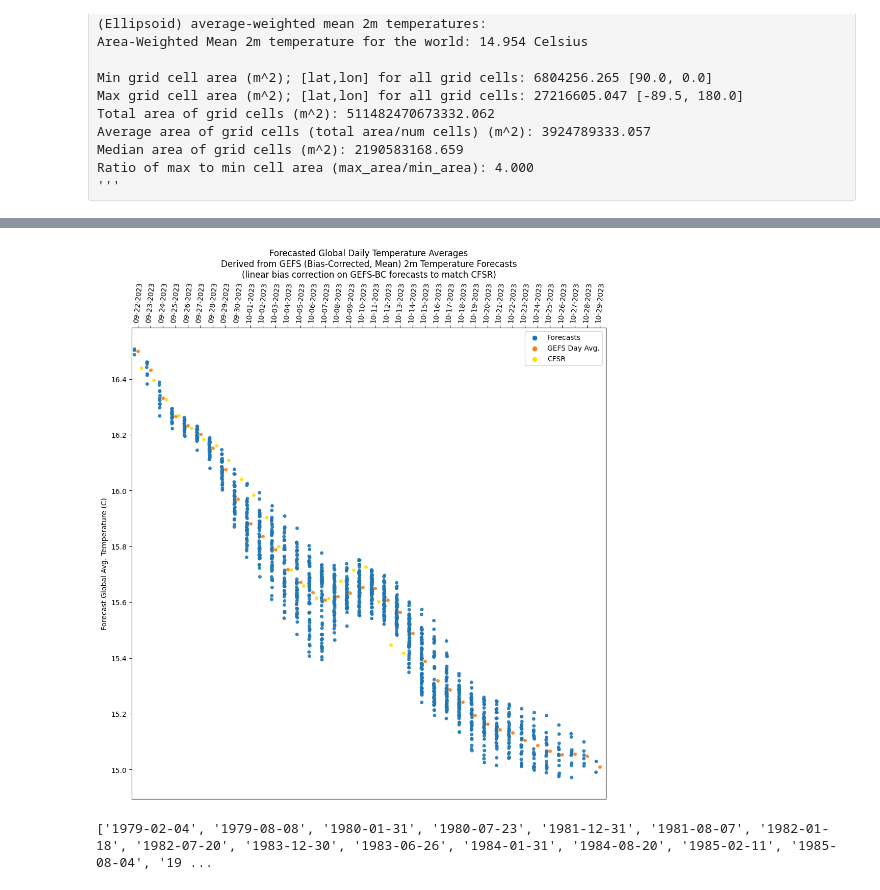
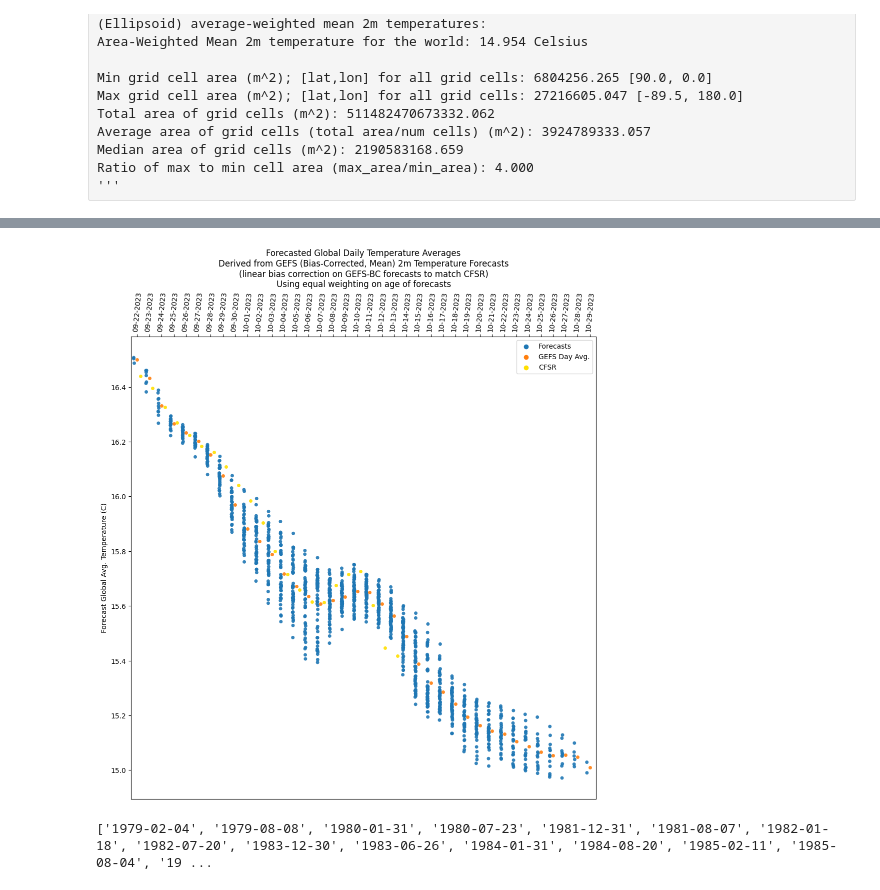
Before and after one commit to JRPdata/hot-july, a Jupyter notebook: gefs/gefs_global_2m_temp_mean_bias_corrected-Oct.ipynb, the cells around one changed output, grey strips where cells are left out. Drawn from its saved outputs; the diff is of its cells as text; code cells hidden in the pictures.

Commit message:
Added different functions to weight forecasts by age, but equal weighting showed the smallest MSE

```diff
--- a/gefs/gefs_global_2m_temp_mean_bias_corrected-Oct.ipynb
+++ b/gefs/gefs_global_2m_temp_mean_bias_corrected-Oct.ipynb
@@ -9,7 +9,7 @@ from bs4 import BeautifulSoup
 ts = ['00', '06', '12', '18']
 basedate = '20231014'
 # select from above times and modify date
-t_multi = ts[1]
+t_multi = ts[2]
 
 # CONFIGURATION FOR FORECASTS TO DOWNLOAD (only last two days are available)
 # MAKE SURE THERE IS NO TRAILING SLASH
@@ -28,6 +28,11 @@ else:
 # for comparison
 cfsr_extrapolate_year = 2023
 cfsr_filepath = '../cfsr_world_t2_day.json'
+
+# increase notebook width
+from IPython.display import display, HTML
+#display(HTML("<style>.container { width:'100%' !important; }</style>"))
+display(HTML("<style>.container { width:'normal' !important; }</style>"))
 # %%
 
 
@@ -867,7 +962,8 @@ from IPython.display import display, HTML
 display(HTML("<style>div.output_scroll { height: 500em; }</style>"))
 
 forecast = {}
-
+# for each valid date, keep track of forecast tau's (in number of hours)
+forecast_taus = {}
 # exclude forecasts older than this date, or set to None for ALL
 #min_forecast_date = "2023-08-19"
 min_forecast_date = "2023-09-21"
@@ -883,7 +979,7 @@ for folder_name, complete_average in complete_averages.items():
     # each forecast has a set of forecast dates
     # use if want to prune old forecasts
     short_date = folder_name.split('.')[1].split('_')[0]
-
+    short_date_hour = folder_name.split('.')[1].split('_')[1]
 
     # Date to compare in the format YYYY-MM-DD
     if min_forecast_date:
@@ -893,15 +989,26 @@ for folder_name, complete_average in complete_averages.items():
 
     # Convert the short date to a comparable format
     short_date_dt = datetime.strptime(short_date, "%Y%m%d")
+    short_date_with_hour_dt = datetime.strptime(f'{short_date} {short_date_hour}', "%Y%m%d %H")
     # Compare the dates
     if not compare_date or compare_date <= short_date_dt:
         for valid_time, forecast_average in complete_average.items():
             day_str = date_to_day_str(valid_time)
+
             if day_str not in forecast:
                 forecast[day_str] = []
             temps = forecast[day_str]
             temps.append(forecast_average)
             forecast[day_str] = temps
+
+            # convert tau to hours (leave as float)
+            tau = (valid_time - short_date_with_hour_dt).total_seconds() / 3600
+            if day_str not in forecast_taus:
+                forecast_taus[day_str] = []
+            taus = forecast_taus[day_str]
+            taus.append(tau)
+            forecast_taus[day_str] = taus
+            #print(tau)
             #print(f"{day_str} : {forecast_average}")
 
             # add the cfsr temps for that date if available
@@ -912,7 +1019,17 @@ for folder_name, complete_average in complete_averages.items():
 if overlay_cfsr:
     # bias corrected gefs, overlay cfsr (use cfsr record)
     record = 17.114
-    graph_strip_plot(forecast, record, cfsr_temps_in_forecast_period, bias_correction=True)
+    #graph_strip_plot_decay(forecast, record)
+    #graph_strip_plot_decay(forecast, record, cfsr_temps_in_forecast_period, bias_correction=False, forecast_taus=forecast_taus, avg_method = 'equal')
+
+    graph_strip_plot_decay(forecast, record, cfsr_temps_in_forecast_period, bias_correction=True, forecast_taus=forecast_taus, avg_method = 'equal')
+    #graph_strip_plot_decay(forecast, record, cfsr_temps_in_forecast_period, bias_correction=True, forecast_taus=forecast_taus, avg_method = 'exponential')
+    #graph_strip_plot_decay(forecast, record, cfsr_temps_in_forecast_period, bias_correction=True, forecast_taus=forecast_taus, avg_method = 'linear')
+    # set mu to prioritize close forecasts (taus are in hours, and lowest tau will be 6)
+    mu = 6
+    # set sigma (some what arbitrarily) to 72 hours
+    sigma = 72
+    #graph_strip_plot_decay(forecast, record, cfsr_temps_in_forecast_period, bias_correction=True, forecast_taus=forecast_taus, avg_method = 'gaussian', mu=mu, sigma=sigma)
 else:
     # CFSR record was on August 2. GEFS forecast for August 2 on previous day (t=00) was 8.592
     record = 8.592
@@ -923,4 +1040,4 @@ v: 0.8072, MAE: 0.04598814027055198
-[figure, old version]
+[figure, new version]
 # %%
 
 
```
Also changed, not shown: parts of 5 cells of this notebook.
